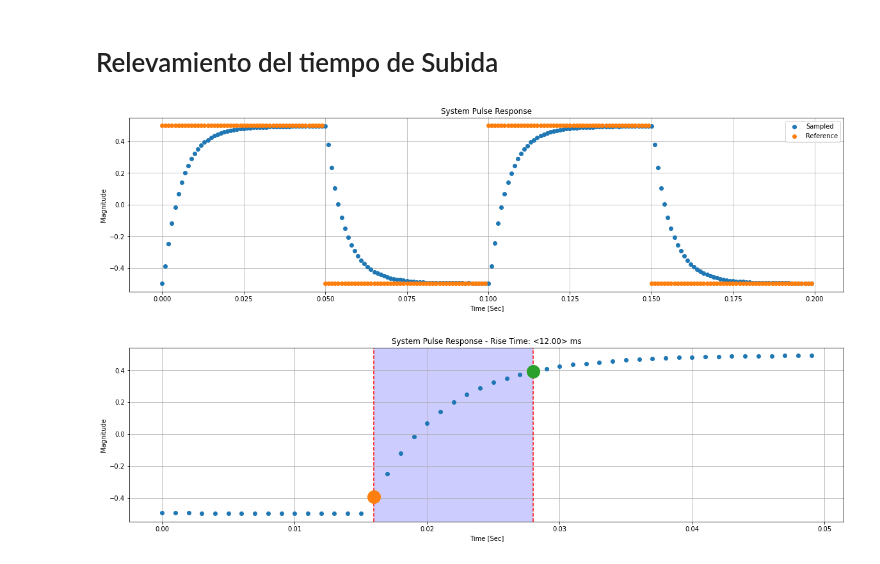
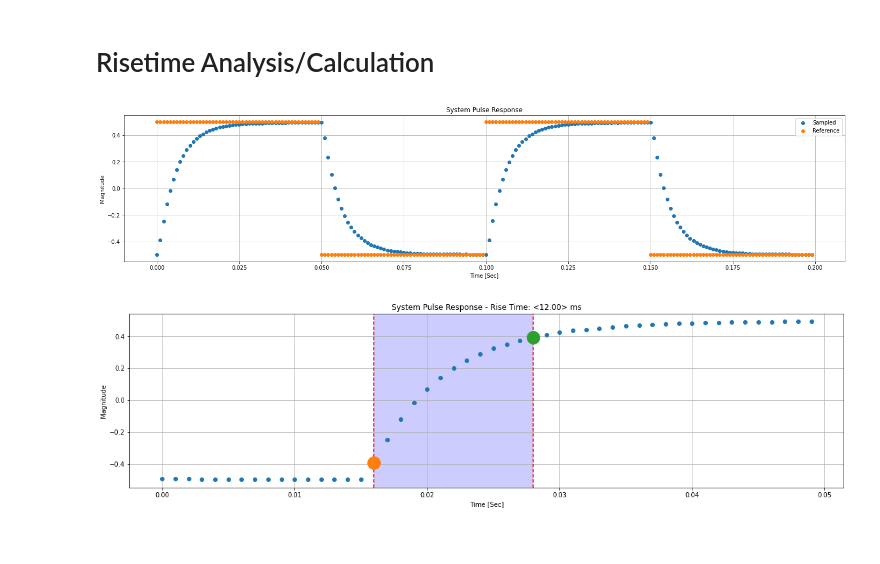
Before and after one commit to lorsi96/System-Identification-Control-for-RCRC-Circuit, a Jupyter notebook: informe.ipynb, the cells around one changed output. Cells and saved outputs as stored; diff of their text form; code cells hidden in the pictures.

```diff
--- a/informe.ipynb
+++ b/informe.ipynb
@@ -61,22 +73,22 @@ def plot_risetime(d: SampledData, title) -> float:
     plt.xlabel('Time [Sec]')
     plt.grid()
     return tr
-# %% [markdown]
-# Relevamiento del tiempo de Subida
+# %% [markdown]
+# Risetime Analysis/Calculation
 # %%
-# Cargamos los datos.
+# Load data
 data = pd.read_csv('csvs/step_resp.csv')
-sd = extract_data(data, periods=2)
+step_resp_data = extract_data(data, periods=2)
 
-# Ploteamos dos ciclos.
-plt.figure(figsize=(20, 5))
-plt.plot(sd['Time'], sd['ADC'], 'o', label='Sampled')
-plt.plot(sd['Time'], sd['DAC'], 'o', label='Reference')
+# Simple plot.
+plt.figure(figsize=(24, 5))
+plt.plot(step_resp_data['Time'], step_resp_data['ADC'], 'o', label='Sampled')
+plt.plot(step_resp_data['Time'], step_resp_data['DAC'], 'o', label='Reference')
 plt.title('System Pulse Response')
 plt.ylabel('Magnitude')
 plt.xlabel('Time [Sec]')
 plt.legend()
 plt.grid()
 # %% [output]
-[figure, old version]
+[figure, new version]
 # %%
```
Also changed, not shown: parts of 30 cells of this notebook, 10 other files.
